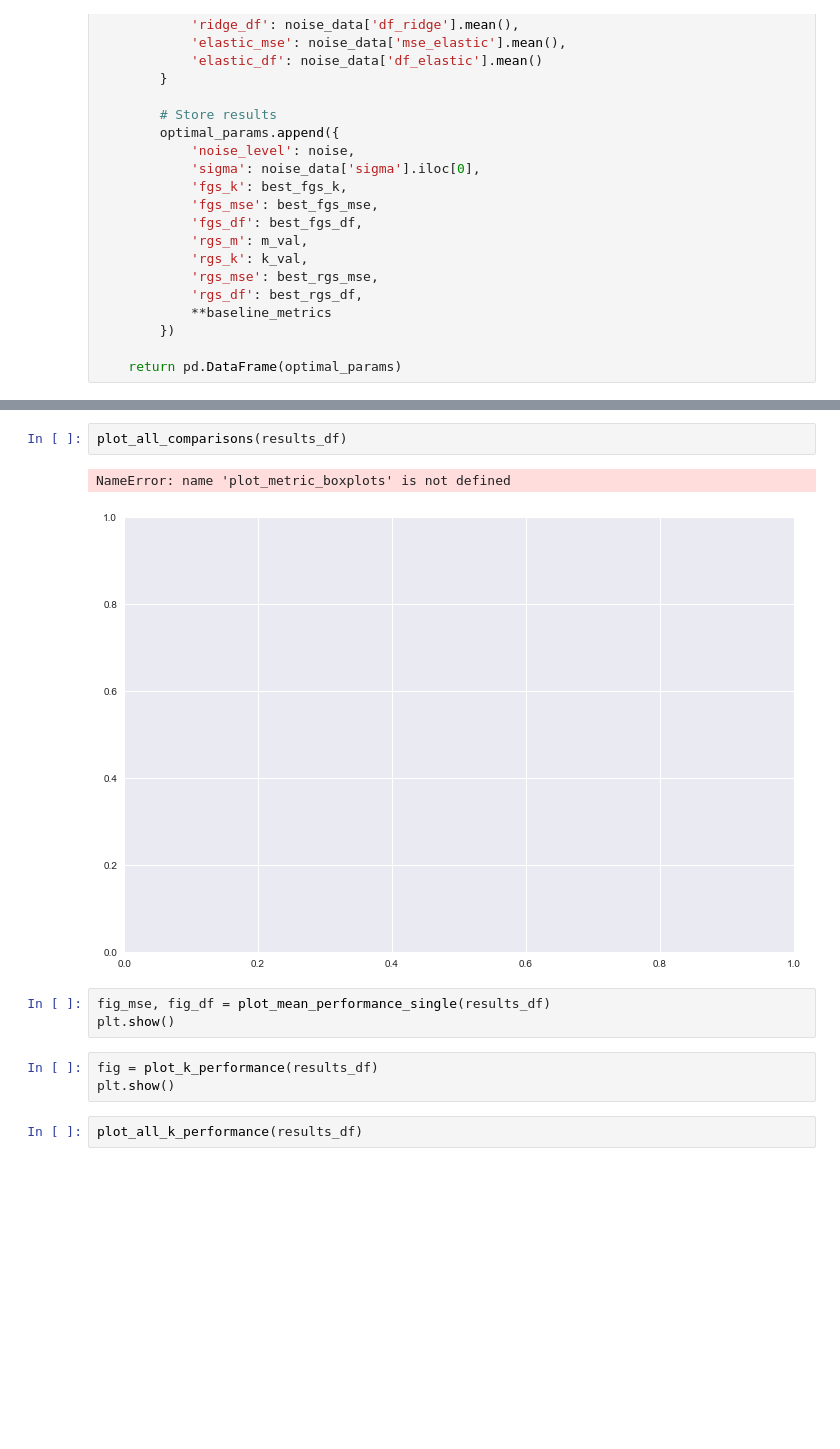
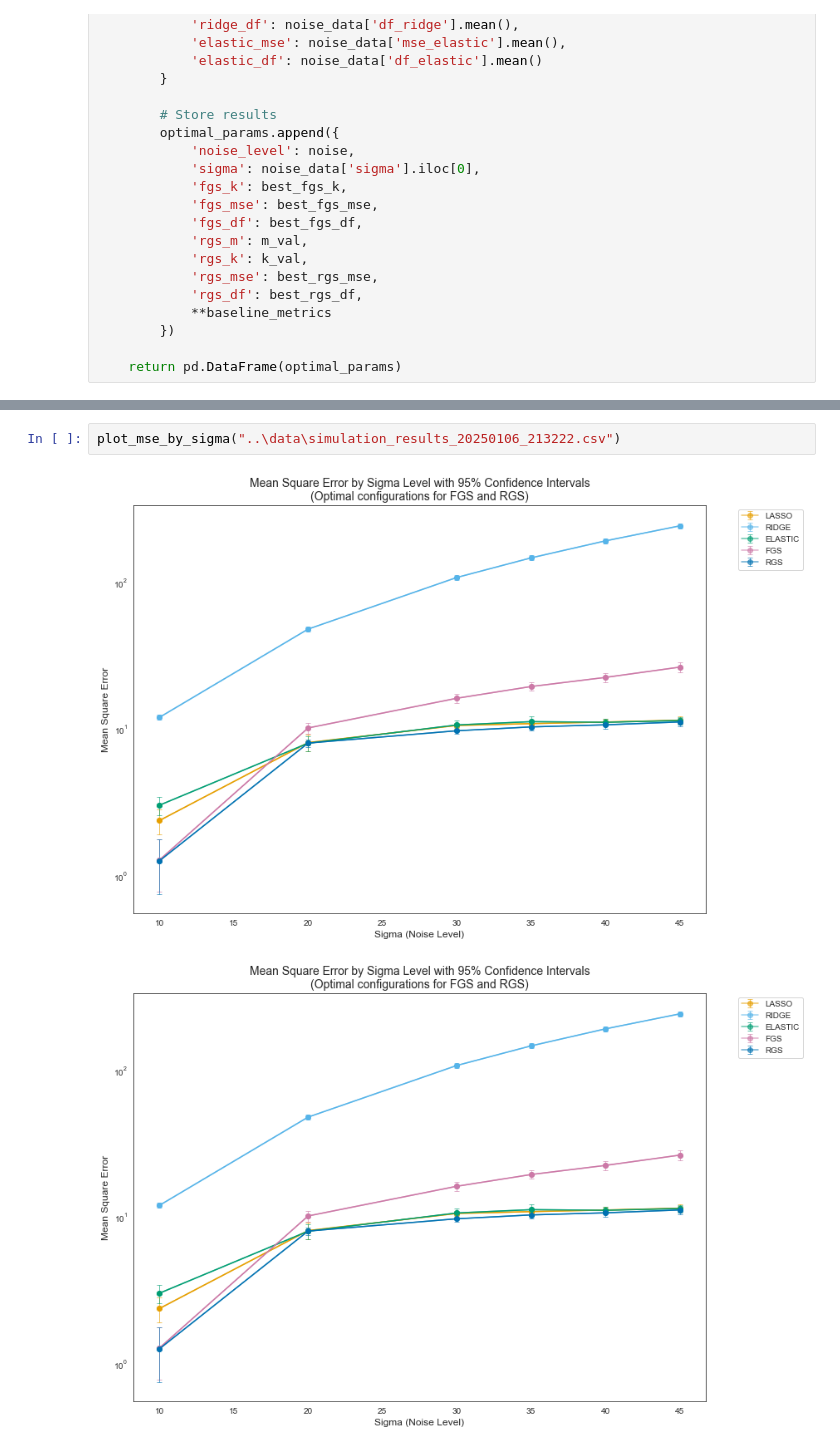
Before and after one commit to yuyumi/RGS, a Jupyter notebook: notebooks/05_RGS_simulated_data.ipynb, the cells around one changed output, grey strips where cells are left out. Drawn from its saved outputs; the diff is of its cells as text; blank space fills up the shorter version.

```diff
--- a/notebooks/05_RGS_simulated_data.ipynb
+++ b/notebooks/05_RGS_simulated_data.ipynb
@@ -769,13 +368,5 @@ NameError: name 'plot_metric_boxplots' is not defined
-# %%
-plot_all_comparisons(results_df)
-# %% [output]
-NameError: name 'plot_metric_boxplots' is not defined
-[figure, removed]
-# %%
-fig_mse, fig_df = plot_mean_performance_single(results_df)
-plt.show()
-# %%
-fig = plot_k_performance(results_df)
-plt.show()
-# %%
-plot_all_k_performance(results_df)
+# %%
+plot_mse_by_sigma("..\data\simulation_results_20250106_213222.csv")
+# %% [output]
+[figure, added]
+[figure, added]
```
Also changed, not shown: parts of 11 cells of this notebook, 3 other files.
